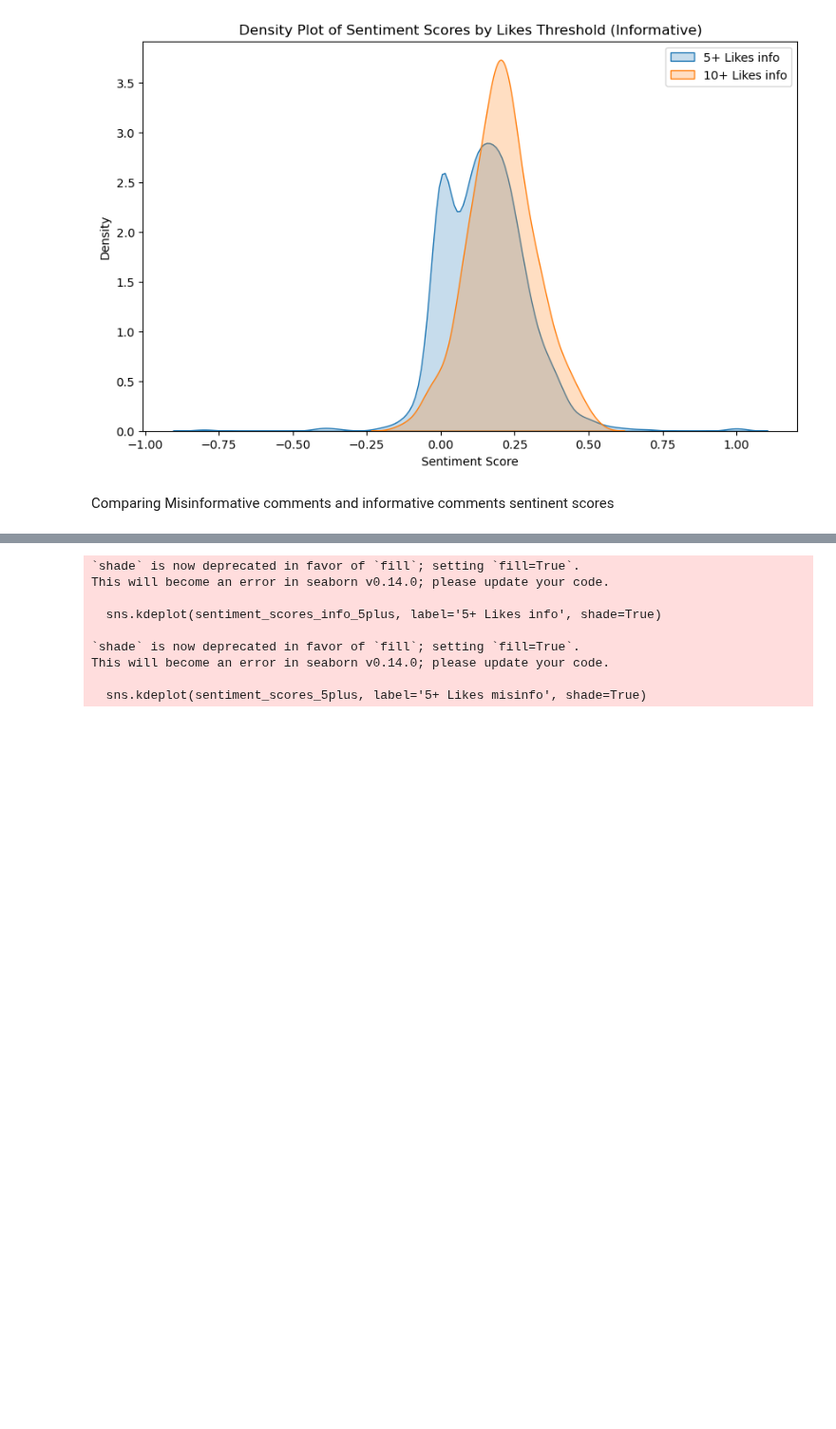
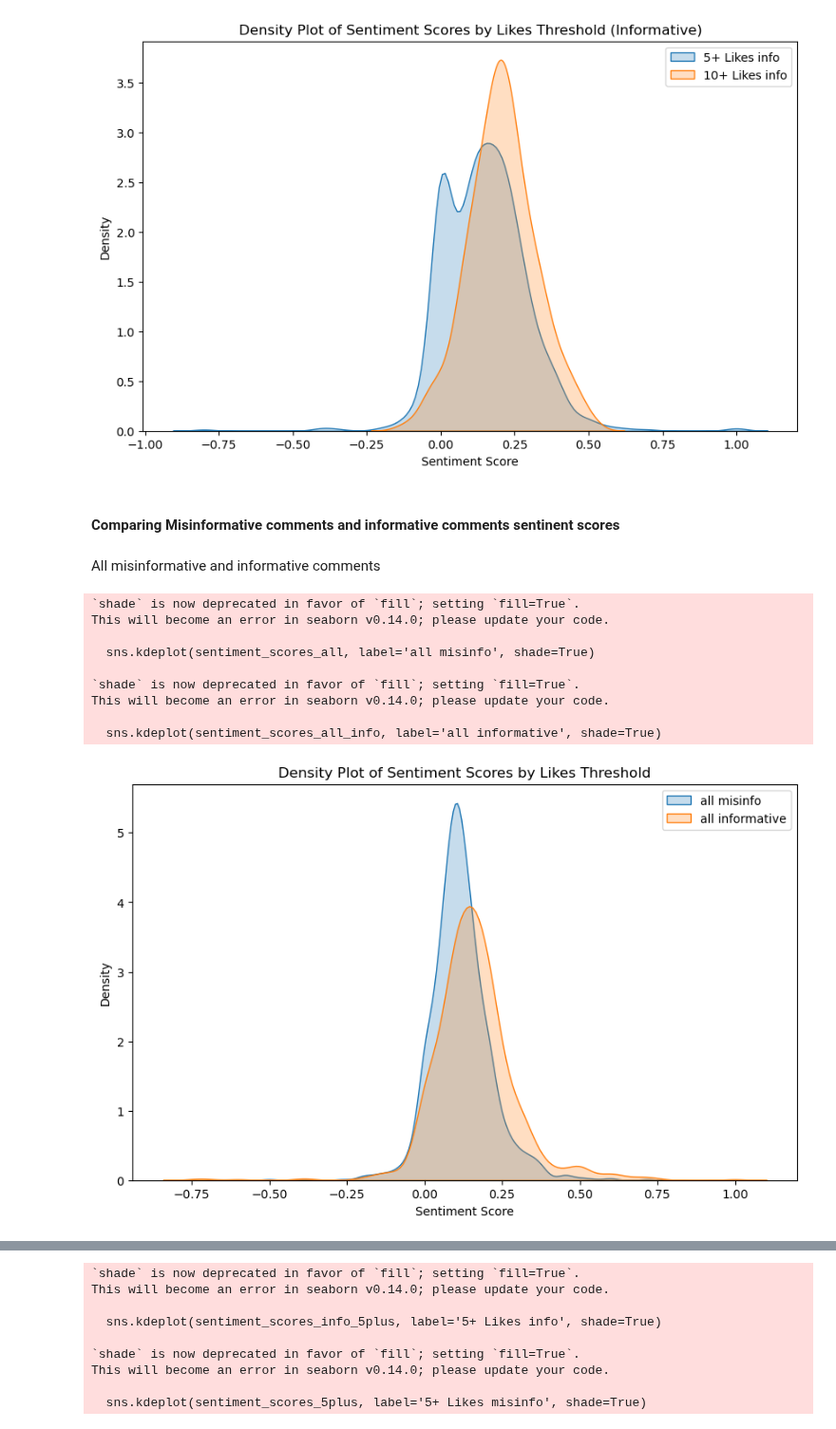
Before and after one commit to rileybaerg/TruthTube, a Jupyter notebook: commentLikeAnalysis-2.ipynb, the cells around one changed output, grey strips where cells are left out. Shown at 95% size. Drawn from its saved outputs; the diff is of its cells as text; code cells hidden in the pictures; blank space fills up the shorter version.

Commit message:
comment analysis

```diff
--- a/commentLikeAnalysis-2.ipynb
+++ b/commentLikeAnalysis-2.ipynb
@@ -611,4 +612,34 @@ This will become an error in seaborn v0.14.0; please update your code.
   sns.kdeplot(sentiment_scores__info_10plus, label='10+ Likes info', shade=True)
 [figure]
 # %% [markdown]
-Comparing Misinformative comments and informative comments sentinent scores
+#### Comparing Misinformative comments and informative comments sentinent scores
+# %% [markdown]
+All misinformative and informative comments
+# %%
+# Set up figure and axes for plotting
+plt.figure(figsize=(10, 6))
+
+# Plot density plots for each group
+sns.kdeplot(sentiment_scores_all, label='all misinfo', shade=True)
+sns.kdeplot(sentiment_scores_all_info, label='all informative', shade=True)
+
+
+# Customize plot labels and title
+plt.xlabel('Sentiment Score')
+plt.ylabel('Density')
+plt.title('Density Plot of Sentiment Scores by Likes Threshold')
+plt.legend()
+
+# Show plot
+plt.show()
+# %% [output]
+`shade` is now deprecated in favor of `fill`; setting `fill=True`.
+This will become an error in seaborn v0.14.0; please update your code.
+
+  sns.kdeplot(sentiment_scores_all, label='all misinfo', shade=True)
+
+`shade` is now deprecated in favor of `fill`; setting `fill=True`.
+This will become an error in seaborn v0.14.0; please update your code.
+
+  sns.kdeplot(sentiment_scores_all_info, label='all informative', shade=True)
+[figure, added]
```
Also changed, not shown: parts of 6 cells of this notebook.
